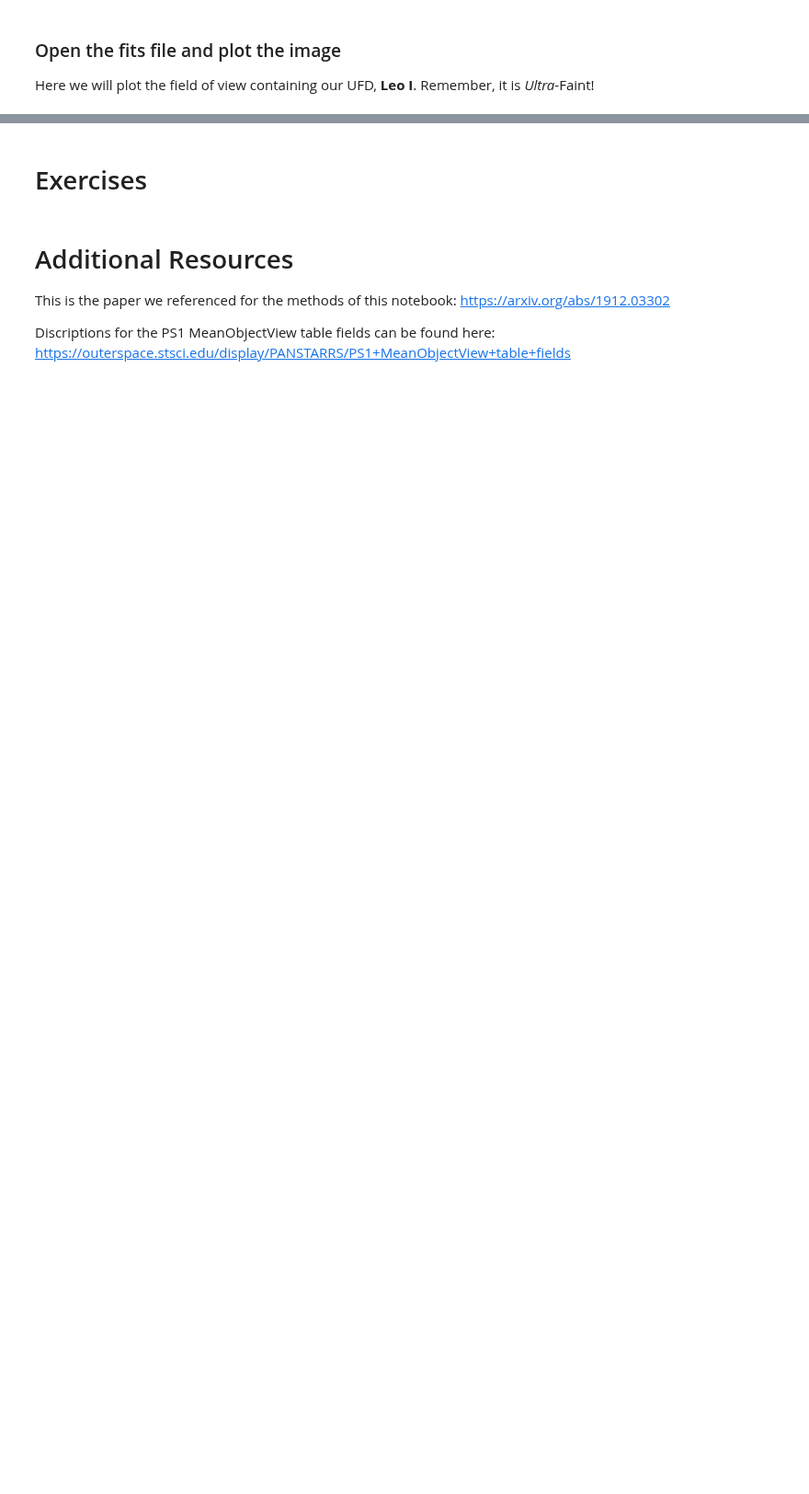
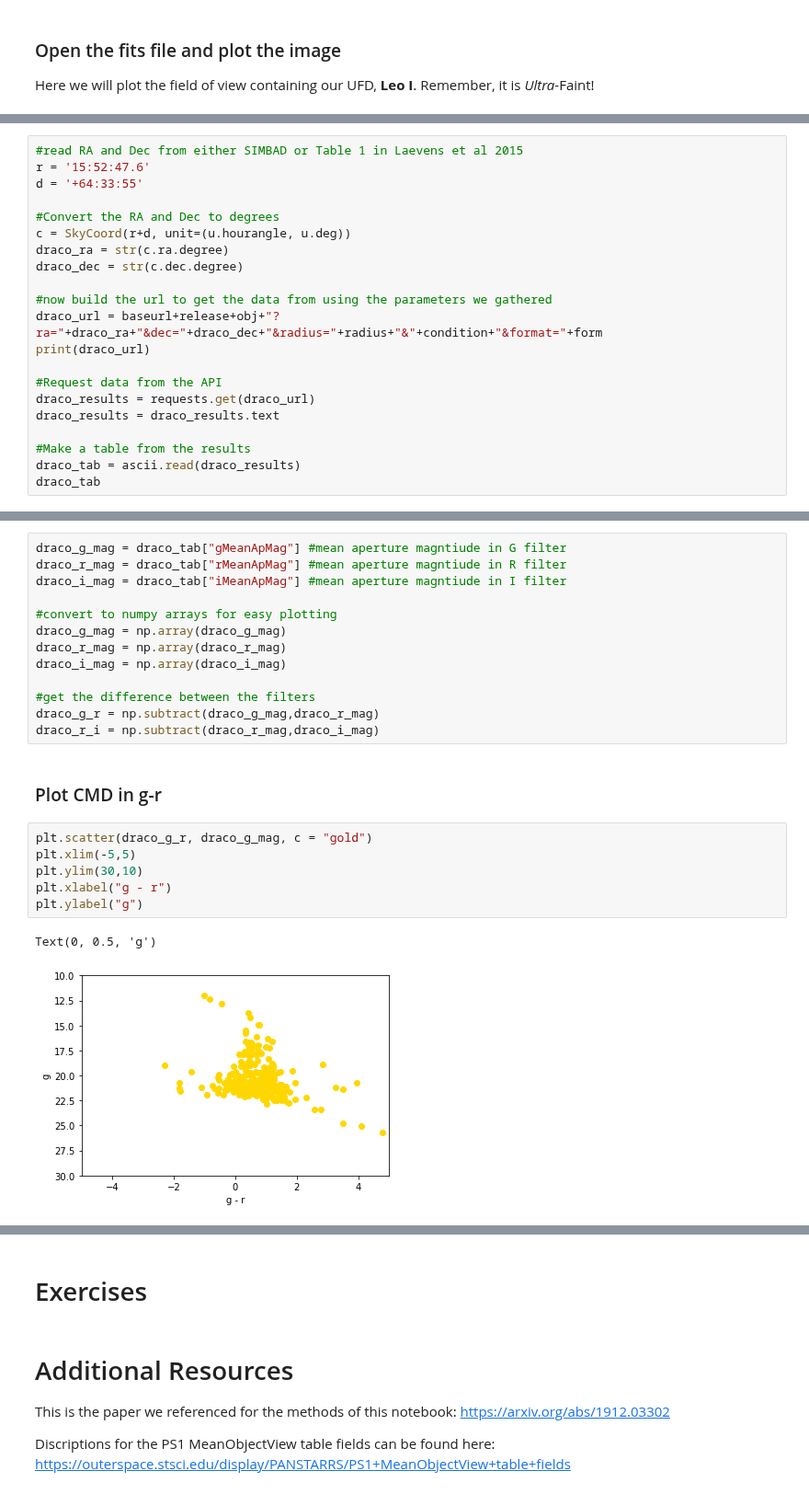
Before and after one commit to ScienceBetter/notebooks-stsci, a Jupyter notebook: notebooks/MAST/ultrafaint_dwarf_galaxy_search/ultrafaint_dwarf_galaxy_search.ipynb, the cells around one changed output, grey strips where cells are left out. Shown at 92% size. Cells and saved outputs as stored; diff of their text form; blank space fills up the shorter version.

```diff
--- a/notebooks/MAST/ultrafaint_dwarf_galaxy_search/ultrafaint_dwarf_galaxy_search.ipynb
+++ b/notebooks/MAST/ultrafaint_dwarf_galaxy_search/ultrafaint_dwarf_galaxy_search.ipynb
@@ -208,0 +261,21 @@ Text(0.5, 1.0, 'Leo I - PS1 i')
+# %%
+#read RA and Dec from either SIMBAD or Table 1 in Laevens et al 2015
+r = '15:52:47.6'
+d = '+64:33:55'
+
+#Convert the RA and Dec to degrees
+c = SkyCoord(r+d, unit=(u.hourangle, u.deg))
+draco_ra = str(c.ra.degree)
+draco_dec = str(c.dec.degree)
+
+#now build the url to get the data from using the parameters we gathered
+draco_url = baseurl+release+obj+"?ra="+draco_ra+"&dec="+draco_dec+"&radius="+radius+"&"+condition+"&format="+form
+print(draco_url)
+
+#Request data from the API
+draco_results = requests.get(draco_url)
+draco_results = draco_results.text
+
+#Make a table from the results
+draco_tab = ascii.read(draco_results)
+draco_tab
@@ -208,0 +307,24 @@ Text(0.5, 1.0, 'Leo I - PS1 i')
+# %%
+draco_g_mag = draco_tab["gMeanApMag"] #mean aperture magntiude in G filter
+draco_r_mag = draco_tab["rMeanApMag"] #mean aperture magntiude in R filter
+draco_i_mag = draco_tab["iMeanApMag"] #mean aperture magntiude in I filter
+
+#convert to numpy arrays for easy plotting
+draco_g_mag = np.array(draco_g_mag)
+draco_r_mag = np.array(draco_r_mag)
+draco_i_mag = np.array(draco_i_mag)
+
+#get the difference between the filters
+draco_g_r = np.subtract(draco_g_mag,draco_r_mag)
+draco_r_i = np.subtract(draco_r_mag,draco_i_mag)
+# %% [markdown]
+### Plot CMD in g-r
+# %%
+plt.scatter(draco_g_r, draco_g_mag, c = "gold")
+plt.xlim(-5,5)
+plt.ylim(30,10)
+plt.xlabel("g - r")
+plt.ylabel("g")
+# %% [output]
+Text(0, 0.5, 'g')
+[figure, added]
```
Also changed, not shown: parts of 20 cells of this notebook, 5 other files.
